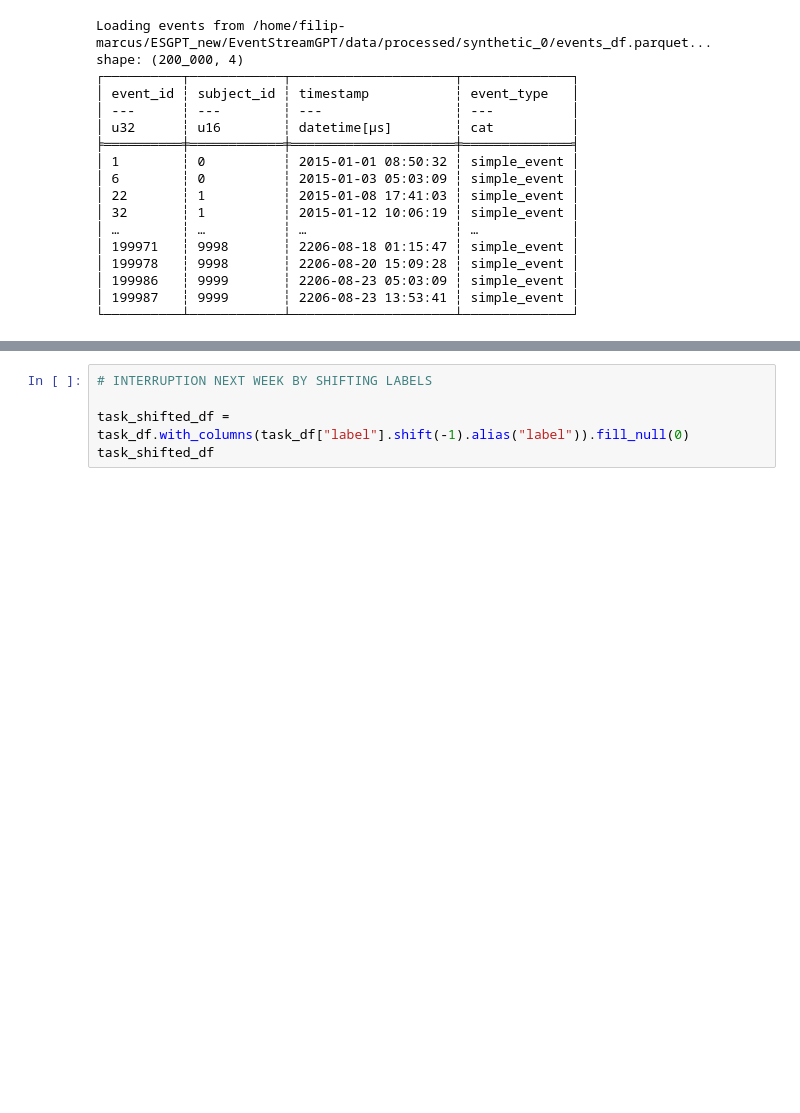
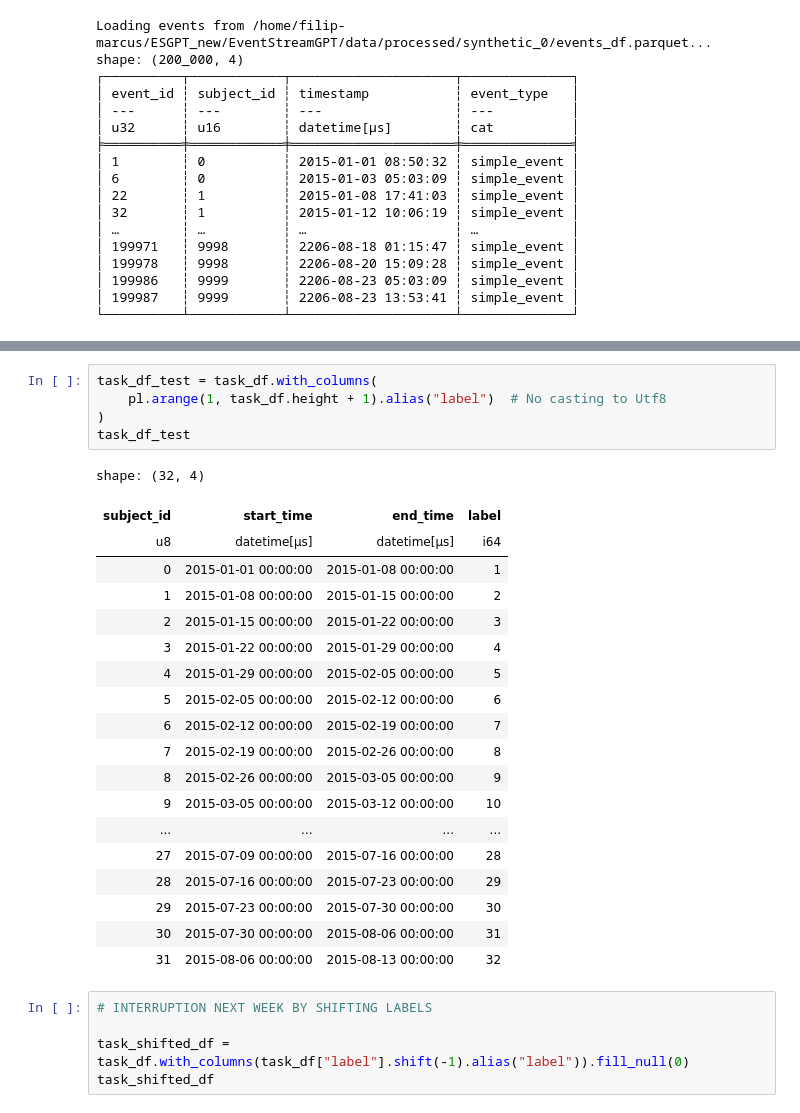
Before and after one commit to filipols/Master-thesis, a Jupyter notebook: notebooks/build_task_df.ipynb, the cells around one changed output, grey strips where cells are left out. Saved outputs shown, nothing was run; the diff lists cells and outputs as text; blank space fills up the shorter version.

```diff
--- a/notebooks/build_task_df.ipynb
+++ b/notebooks/build_task_df.ipynb
@@ -1079,4 +1071,29 @@ shape: (10_000, 4)
 | 9999 | 2206-08-21 00:00:00 | 2206-08-28 00:00:00 | 0 |
+# %%
+task_df_test = task_df.with_columns(
+    pl.arange(1, task_df.height + 1).alias("label")  # No casting to Utf8
+)
+task_df_test
+# %% [output]
+shape: (32, 4)
+| subject_id | start_time | end_time | label |
+| u8 | datetime[μs] | datetime[μs] | i64 |
+| 0 | 2015-01-01 00:00:00 | 2015-01-08 00:00:00 | 1 |
+| 1 | 2015-01-08 00:00:00 | 2015-01-15 00:00:00 | 2 |
+| 2 | 2015-01-15 00:00:00 | 2015-01-22 00:00:00 | 3 |
+| 3 | 2015-01-22 00:00:00 | 2015-01-29 00:00:00 | 4 |
+| 4 | 2015-01-29 00:00:00 | 2015-02-05 00:00:00 | 5 |
+| 5 | 2015-02-05 00:00:00 | 2015-02-12 00:00:00 | 6 |
+| 6 | 2015-02-12 00:00:00 | 2015-02-19 00:00:00 | 7 |
+| 7 | 2015-02-19 00:00:00 | 2015-02-26 00:00:00 | 8 |
+| 8 | 2015-02-26 00:00:00 | 2015-03-05 00:00:00 | 9 |
+| 9 | 2015-03-05 00:00:00 | 2015-03-12 00:00:00 | 10 |
+| ... | ... | ... | ... |
+| 27 | 2015-07-09 00:00:00 | 2015-07-16 00:00:00 | 28 |
+| 28 | 2015-07-16 00:00:00 | 2015-07-23 00:00:00 | 29 |
+| 29 | 2015-07-23 00:00:00 | 2015-07-30 00:00:00 | 30 |
+| 30 | 2015-07-30 00:00:00 | 2015-08-06 00:00:00 | 31 |
+| 31 | 2015-08-06 00:00:00 | 2015-08-13 00:00:00 | 32 |
 # %%
 # INTERRUPTION NEXT WEEK BY SHIFTING LABELS
 
```
Also changed, not shown: parts of 8 cells of this notebook, 3 other files.
